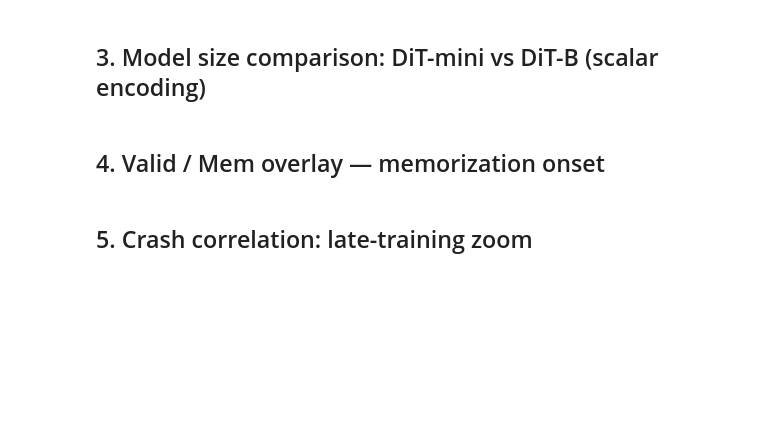
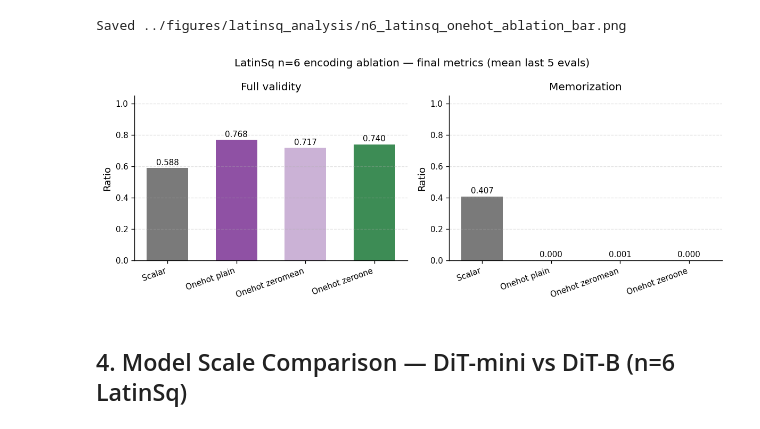
Before and after one commit to Animadversio/DiffusionAttnConsistency, a Jupyter notebook: notebooks/20260428_latinsq_rules.ipynb, the cells around one changed output. Saved outputs shown, nothing was run; the diff lists cells and outputs as text; code cells hidden in the pictures; blank space fills up the shorter version.

```diff
--- a/notebooks/20260428_latinsq_rules.ipynb
+++ b/notebooks/20260428_latinsq_rules.ipynb
@@ -180,0 +240,19 @@ plt.show()
+# %%
+onehot_kvs = [
+    ('RowOnly/onehot',  C_ROW,    'RowOnly (zeromean autoSD)'),
+    ('LatinSq/onehot',  C_LATIN,  'LatinSquare (plain onehot)'),
+    ('Sudoku/onehot',   C_SUDOKU, 'Sudoku 6×6 (zeromean autoSD)'),
+]
+
+fig, axes = plt.subplots(1, len(metrics_n6), figsize=(4.2*len(metrics_n6), 4))
+fig.suptitle("n=6 One-hot: RowOnly vs LatinSq vs Sudoku (DiT-mini, N=4096)",
+             fontsize=12, fontweight='bold')
+
+for ax, (tag, ylabel, log_y, ylim) in zip(axes, metrics_n6):
+    multi_curve(ax, onehot_kvs, tag, log_y=log_y, ylim=ylim)
+    ax.set_ylabel(ylabel)
+    ax.set_title(ylabel)
+
+plt.tight_layout()
+savefig(fig, 'n6_onehot_rule_comparison.png')
+plt.show()
@@ -181,2 +338,34 @@ plt.show()
+# %%
+def final_mean(key, tag, n=5):
+    d = tb.get(key, {})
+    if tag not in d: return np.nan
+    return float(d[tag][1][-n:].mean())
+
+abl_labels = ['Scalar', 'Onehot plain', 'Onehot zeromean', 'Onehot zeroone']
+abl_keys   = ['LatinSq/scalar','LatinSq/oh-plain','LatinSq/oh-zeromean','LatinSq/oh-zeroone']
+abl_colors = [C_SC, C_OH1, C_OH2, C_OH3]
+
+fv  = [final_mean(k, 'eval/full_valid_ratio') for k in abl_keys]
+mem = [final_mean(k, 'eval/sample_mem_ratio')  for k in abl_keys]
+
+fig, axes = plt.subplots(1, 2, figsize=(10, 4))
+fig.suptitle("LatinSq n=6 encoding ablation — final metrics (mean last 5 evals)", fontsize=12)
+
+x = np.arange(len(abl_labels))
+for ax, vals, title in [(axes[0], fv, 'Full validity'), (axes[1], mem, 'Memorization')]:
+    bars = ax.bar(x, vals, color=abl_colors, width=0.6, alpha=0.85)
+    ax.set_xticks(x); ax.set_xticklabels(abl_labels, rotation=20, ha='right')
+    ax.set_ylim(0, 1.05); ax.set_ylabel('Ratio'); ax.set_title(title)
+    ax.grid(axis='y', ls='--', alpha=0.35)
+    for bar, v in zip(bars, vals):
+        ax.text(bar.get_x() + bar.get_width()/2, v + 0.01, f'{v:.3f}',
+                ha='center', va='bottom', fontsize=9)
+
+plt.tight_layout()
+savefig(fig, 'n6_latinsq_onehot_ablation_bar.png')
+plt.show()
+# %% [output]
+Saved ../figures/latinsq_analysis/n6_latinsq_onehot_ablation_bar.png
+[figure, added]
 # %% [markdown]
-## 3. Model size comparison: DiT-mini vs DiT-B (scalar encoding)
+## 4. Model Scale Comparison — DiT-mini vs DiT-B (n=6 LatinSq)
@@ -219,2 +371,0 @@ plt.show()
-# %% [markdown]
-## 4. Valid / Mem overlay — memorization onset
@@ -251,2 +371,0 @@ plt.show()
-# %% [markdown]
-## 5. Crash correlation: late-training zoom
```
Also changed, not shown: parts of 28 cells of this notebook.
